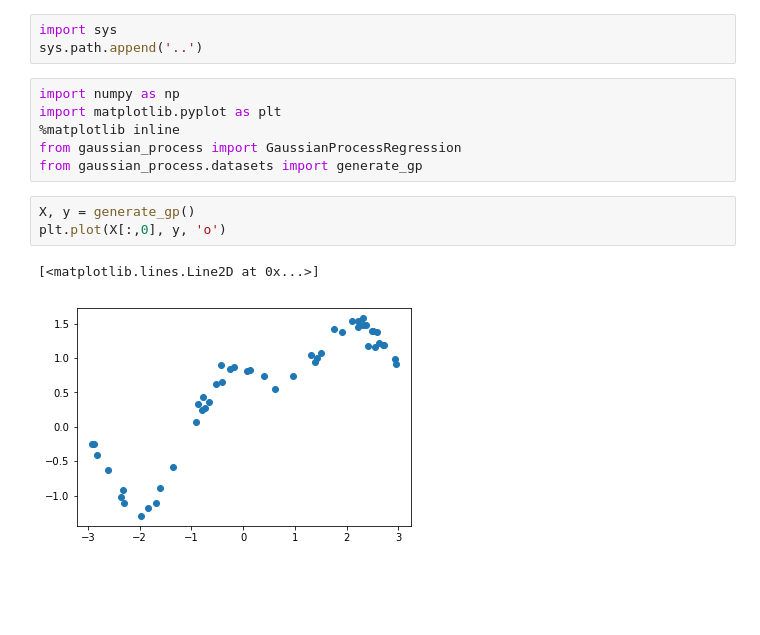
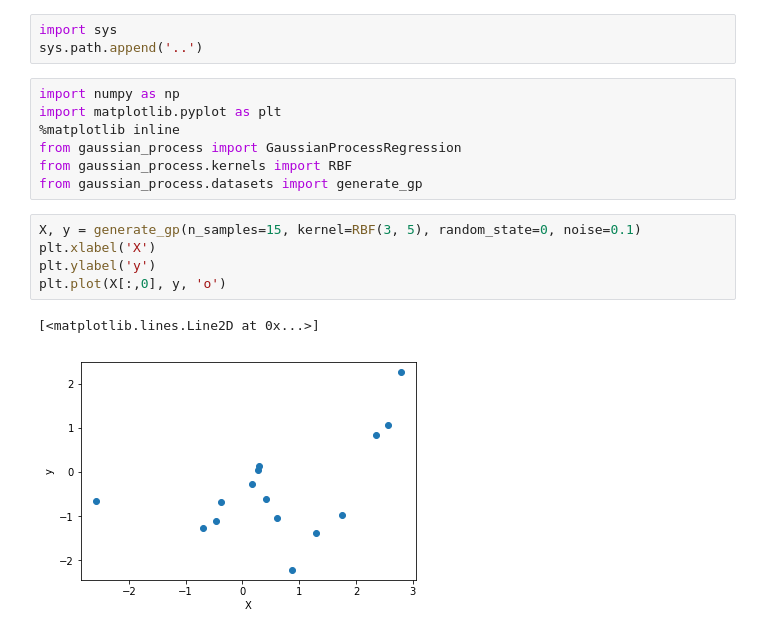
Before and after one commit to emakryo/gaussian_process, a Jupyter notebook: examples/regression_1d.ipynb, the cells around one changed output. Saved outputs shown, nothing was run; the diff lists cells and outputs as text; blank space fills up the shorter version.

```diff
--- a/examples/regression_1d.ipynb
+++ b/examples/regression_1d.ipynb
@@ -6,10 +6,13 @@ import numpy as np
 import matplotlib.pyplot as plt
 %matplotlib inline
 from gaussian_process import GaussianProcessRegression
+from gaussian_process.kernels import RBF
 from gaussian_process.datasets import generate_gp
 # %%
-X, y = generate_gp()
+X, y = generate_gp(n_samples=15, kernel=RBF(3, 5), random_state=0, noise=0.1)
+plt.xlabel('X')
+plt.ylabel('y')
 plt.plot(X[:,0], y, 'o')
 # %% [output]
 [<matplotlib.lines.Line2D at 0x...>]
-[figure, old version]
+[figure, new version]
```
Also changed, not shown: parts of 3 cells of this notebook, 3 other files.
